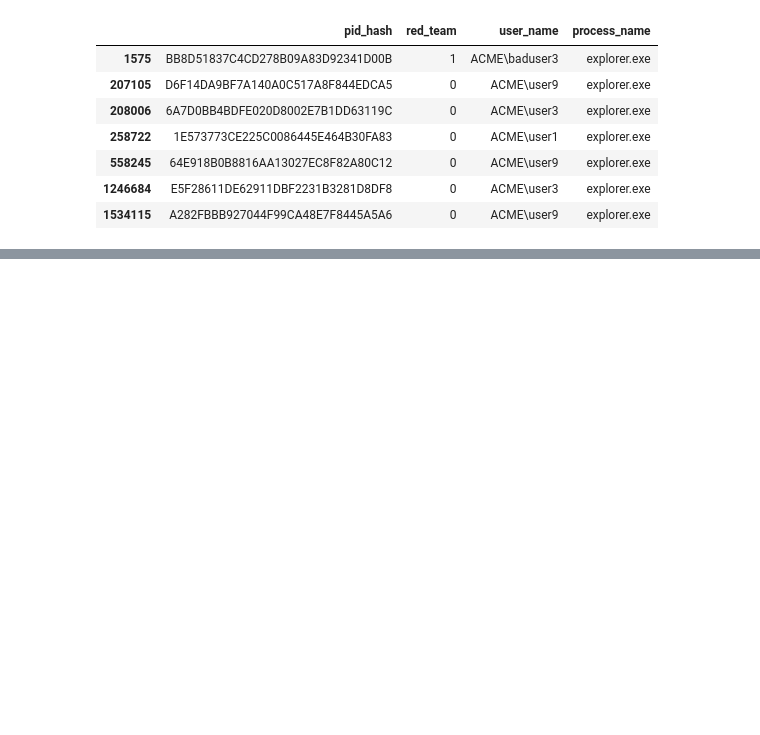
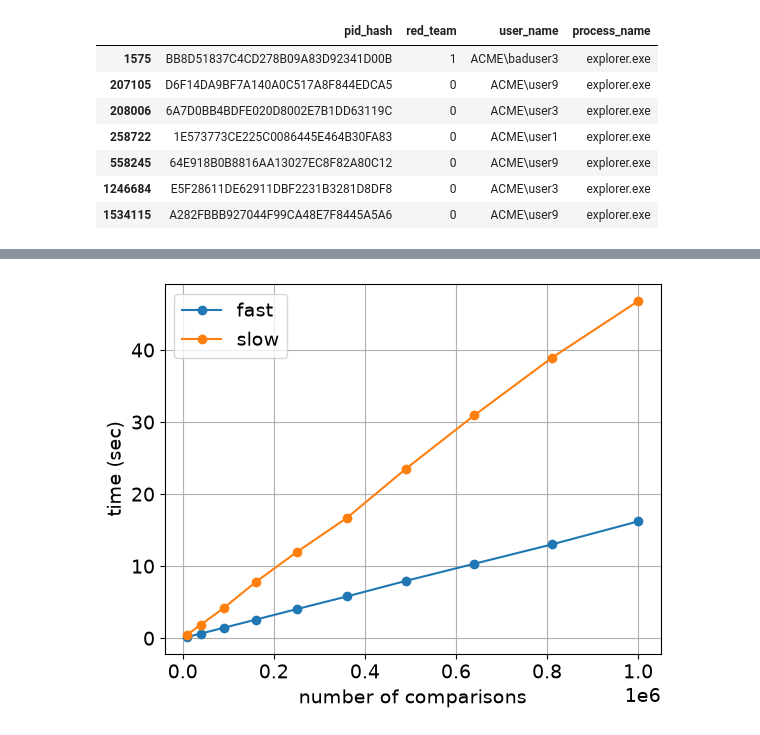
Before and after one commit to ftheberge/Matching_Experiments, a Jupyter notebook: ACME4/ACME4_process_trees_experiments.ipynb, the cells around one changed output, grey strips where cells are left out. Drawn from its saved outputs; the diff is of its cells as text; code cells hidden in the pictures; blank space fills up the shorter version.

```diff
--- a/ACME4/ACME4_process_trees_experiments.ipynb
+++ b/ACME4/ACME4_process_trees_experiments.ipynb
@@ -909,0 +877,29 @@ df_files.shape
+# %%
+## every path of length 7
+_ = [x for x in df_files[df_files.length==7]['path']]
+
+## encode all trees
+TreeData = []
+for s in _:
+    sg = ig.Graph.TupleList([(i,i+1) for i in range(len(s)-1)], directed=True)
+    sg.vs['dir'] = s
+    TreeData.append(igio.igraph_to_treedata(sg, phi_name='dir'))
+fast = fm.FastTreePathMatcher()
+fast.fit_encoder(TreeData)
+enc = [fast.encode_tree(t) for t in TreeData]
+# %%
+## compare N x N paths with fast & slow algorithm
+L = []
+for N in np.linspace(100,1000,10,dtype='int'):
+    _r = random.sample( range(len(enc)), 2*N)
+    a = time.time()
+    for i in _r[:N]:
+        for j in _r[-N:]:
+            _, score = fast.predict_encoded(enc[i], enc[j])
+    t_fast = time.time()-a
+    a = time.time()
+    for i in _r[:N]:
+        for j in _r[-N:]:
+            match = nwt.align_trees_algorithm1(TreeData[i],TreeData[j])
+    t_slow = time.time()-a
+    L.append([N*N, t_fast, t_slow])
@@ -909,0 +917,10 @@ df_files.shape
+# %%
+_df = pd.DataFrame(L, columns=['tests','fast','slow'])
+plt.plot(_df.tests, _df.fast, 'o-', label='fast')
+plt.plot(_df.tests, _df.slow, 'o-', label='slow')
+plt.grid()
+plt.xlabel('number of comparisons')
+plt.legend()
+plt.ylabel('time (sec)');
+# %% [output]
+[figure, added]
```
Also changed, not shown: parts of 16 cells of this notebook, 9 other files.
